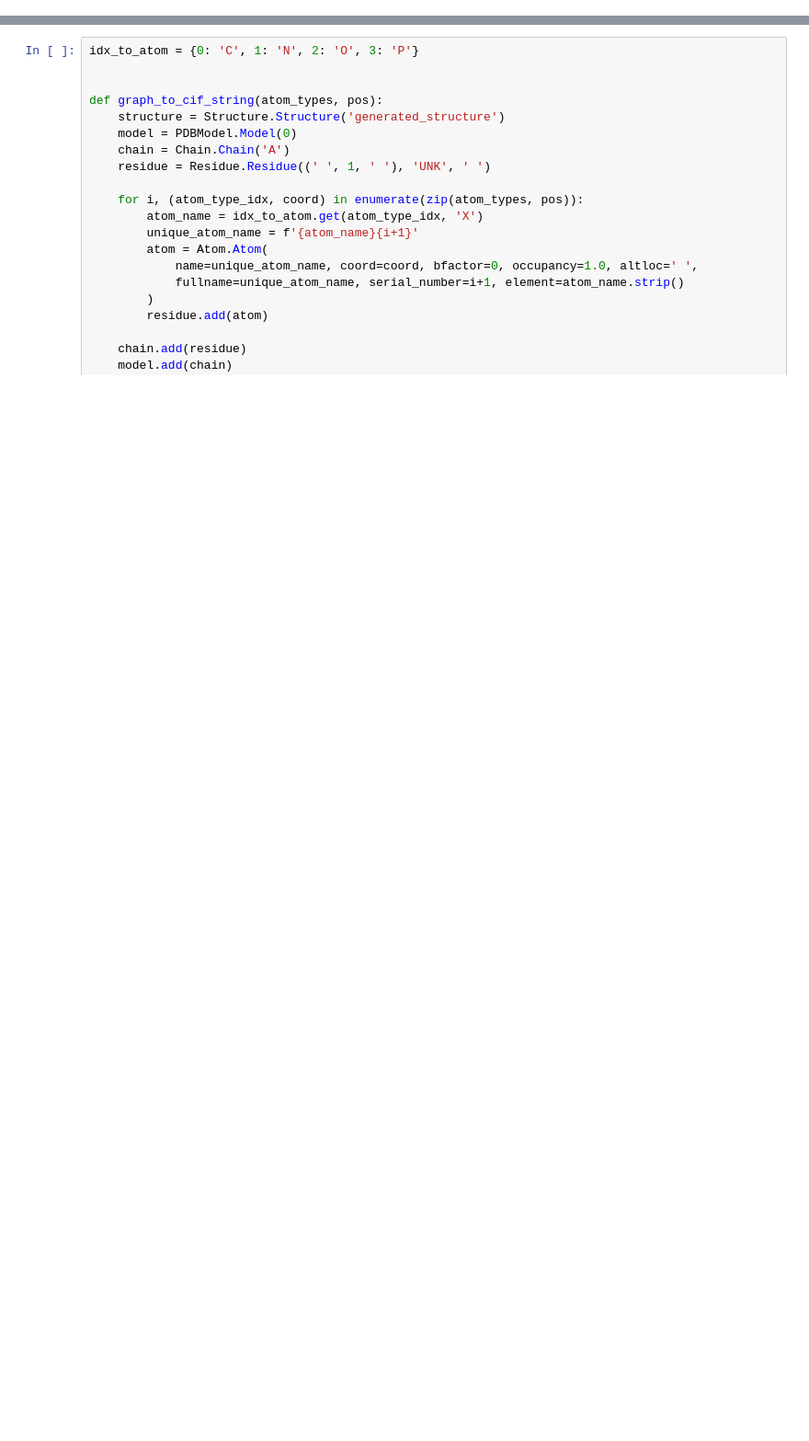
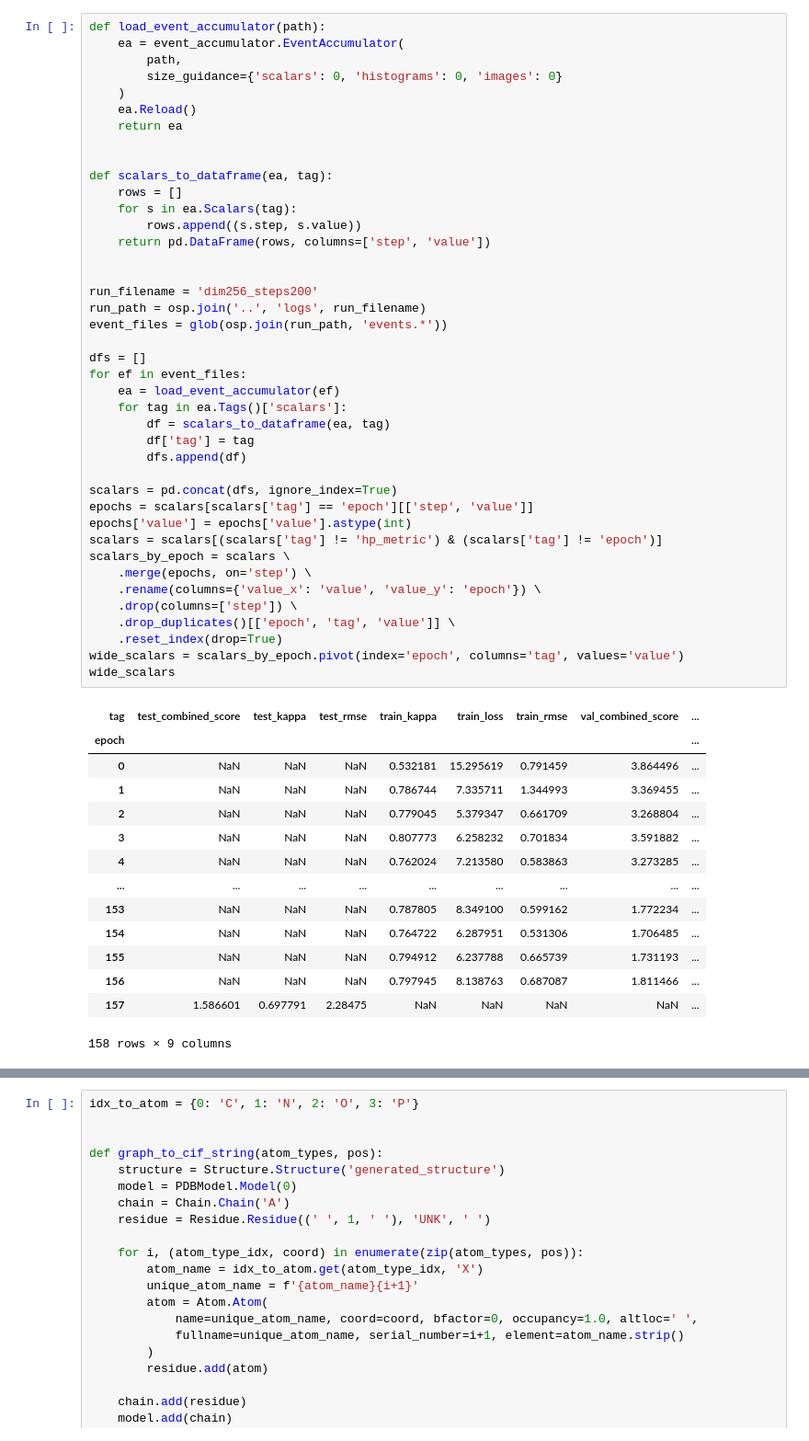
Before and after one commit to Eclipter/backbone_regeneration, a Jupyter notebook: src/visualize.ipynb, the cells around one changed output, grey strips where cells are left out. Shown at 92% size. Drawn from its saved outputs; the diff is of its cells as text; blank space fills up the shorter version.

```diff
--- a/src/visualize.ipynb
+++ b/src/visualize.ipynb
@@ -14,0 +638,56 @@ from model import Model
+# %%
+def load_event_accumulator(path):
+    ea = event_accumulator.EventAccumulator(
+        path,
+        size_guidance={'scalars': 0, 'histograms': 0, 'images': 0}
+    )
+    ea.Reload()
+    return ea
+
+
+def scalars_to_dataframe(ea, tag):
+    rows = []
+    for s in ea.Scalars(tag):
+        rows.append((s.step, s.value))
+    return pd.DataFrame(rows, columns=['step', 'value'])
+
+
+run_filename = 'dim256_steps200'
+run_path = osp.join('..', 'logs', run_filename)
+event_files = glob(osp.join(run_path, 'events.*'))
+
+dfs = []
+for ef in event_files:
+    ea = load_event_accumulator(ef)
+    for tag in ea.Tags()['scalars']:
+        df = scalars_to_dataframe(ea, tag)
+        df['tag'] = tag
+        dfs.append(df)
+
+scalars = pd.concat(dfs, ignore_index=True)
+epochs = scalars[scalars['tag'] == 'epoch'][['step', 'value']]
+epochs['value'] = epochs['value'].astype(int)
+scalars = scalars[(scalars['tag'] != 'hp_metric') & (scalars['tag'] != 'epoch')]
+scalars_by_epoch = scalars \
+    .merge(epochs, on='step') \
+    .rename(columns={'value_x': 'value', 'value_y': 'epoch'}) \
+    .drop(columns=['step']) \
+    .drop_duplicates()[['epoch', 'tag', 'value']] \
+    .reset_index(drop=True)
+wide_scalars = scalars_by_epoch.pivot(index='epoch', columns='tag', values='value')
+wide_scalars
+# %% [output]
+| tag | test_combined_score | test_kappa | test_rmse | train_kappa | train_loss | train_rmse | val_combined_score | ... |
+| epoch |  |  |  |  |  |  |  | ... |
+| 0 | NaN | NaN | NaN | 0.532181 | 15.295619 | 0.791459 | 3.864496 | ... |
+| 1 | NaN | NaN | NaN | 0.786744 | 7.335711 | 1.344993 | 3.369455 | ... |
+| 2 | NaN | NaN | NaN | 0.779045 | 5.379347 | 0.661709 | 3.268804 | ... |
+| 3 | NaN | NaN | NaN | 0.807773 | 6.258232 | 0.701834 | 3.591882 | ... |
+| 4 | NaN | NaN | NaN | 0.762024 | 7.213580 | 0.583863 | 3.273285 | ... |
+| ... | ... | ... | ... | ... | ... | ... | ... | ... |
+| 153 | NaN | NaN | NaN | 0.787805 | 8.349100 | 0.599162 | 1.772234 | ... |
+| 154 | NaN | NaN | NaN | 0.764722 | 6.287951 | 0.531306 | 1.706485 | ... |
+| 155 | NaN | NaN | NaN | 0.794912 | 6.237788 | 0.665739 | 1.731193 | ... |
+| 156 | NaN | NaN | NaN | 0.797945 | 8.138763 | 0.687087 | 1.811466 | ... |
+| 157 | 1.586601 | 0.697791 | 2.28475 | NaN | NaN | NaN | NaN | ... |
+158 rows × 9 columns
```
Also changed, not shown: parts of 10 cells of this notebook, 6 other files.
